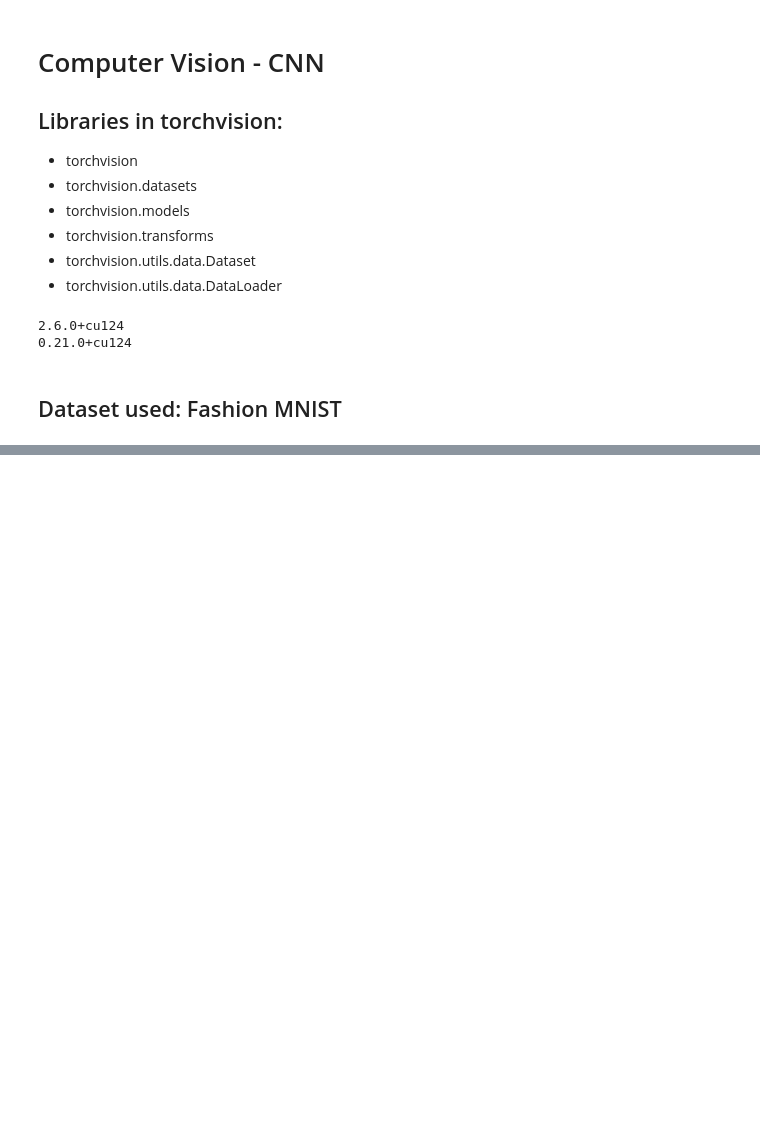
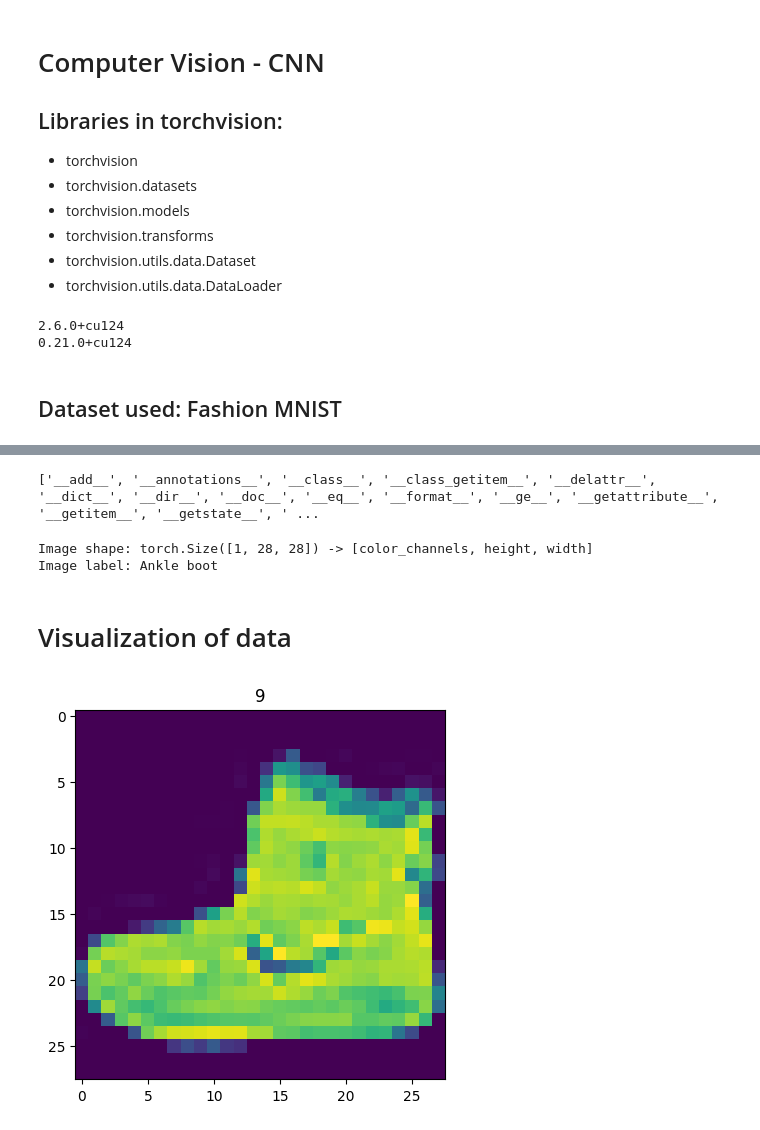
Before and after one commit to Arihant-Kumar-Jain/AI, a Jupyter notebook: PyTorch/pytorch03.ipynb, the cells around one changed output, grey strips where cells are left out. Cells and saved outputs as stored; diff of their text form; code cells hidden in the pictures; blank space fills up the shorter version.

Commit message:
Kaggle Notebook | PyTorch03 | dataLoaderDone

```diff
--- a/PyTorch/pytorch03.ipynb
+++ b/PyTorch/pytorch03.ipynb
@@ -26,3 +26,19 @@ print(torchvision.__version__)
 0.21.0+cu124
 # %% [markdown]
 ## Dataset used: Fashion MNIST
+# %%
+train_data = datasets.FashionMNIST(
+    root="data",
+    train=True,
+    download=True,
+    transform=torchvision.transforms.ToTensor(), #or just: transform=ToTensor()
+    target_transform=None
+)
+
+test_data = datasets.FashionMNIST(
+    root="data",
+    train=False,
+    download=True,
+    transform=ToTensor(),
+    target_transform=None
+)
@@ -28,0 +49,4 @@ print(torchvision.__version__)
+# %%
+#seeing example
+image, label = train_data[0]
+image, label
@@ -28,0 +103,17 @@ print(torchvision.__version__)
+# %%
+print(dir(train_data))
+# %% [output]
+['__add__', '__annotations__', '__class__', '__class_getitem__', '__delattr__', '__dict__', '__dir__', '__doc__', '__eq__', '__format__', '__ge__', '__getattribute__', '__getitem__', '__getstate__', ' ...
+# %%
+print(f"Image shape: {image.shape} -> [color_channels, height, width]")
+print(f"Image label: {class_names[label]}")
+# %% [output]
+Image shape: torch.Size([1, 28, 28]) -> [color_channels, height, width]
+Image label: Ankle boot
+# %% [markdown]
+# Visualization of data
+# %%
+plt.imshow(image.squeeze());
+plt.title(label);
+# %% [output]
+[figure, added]
```
Also changed, not shown: parts of 14 cells of this notebook.
